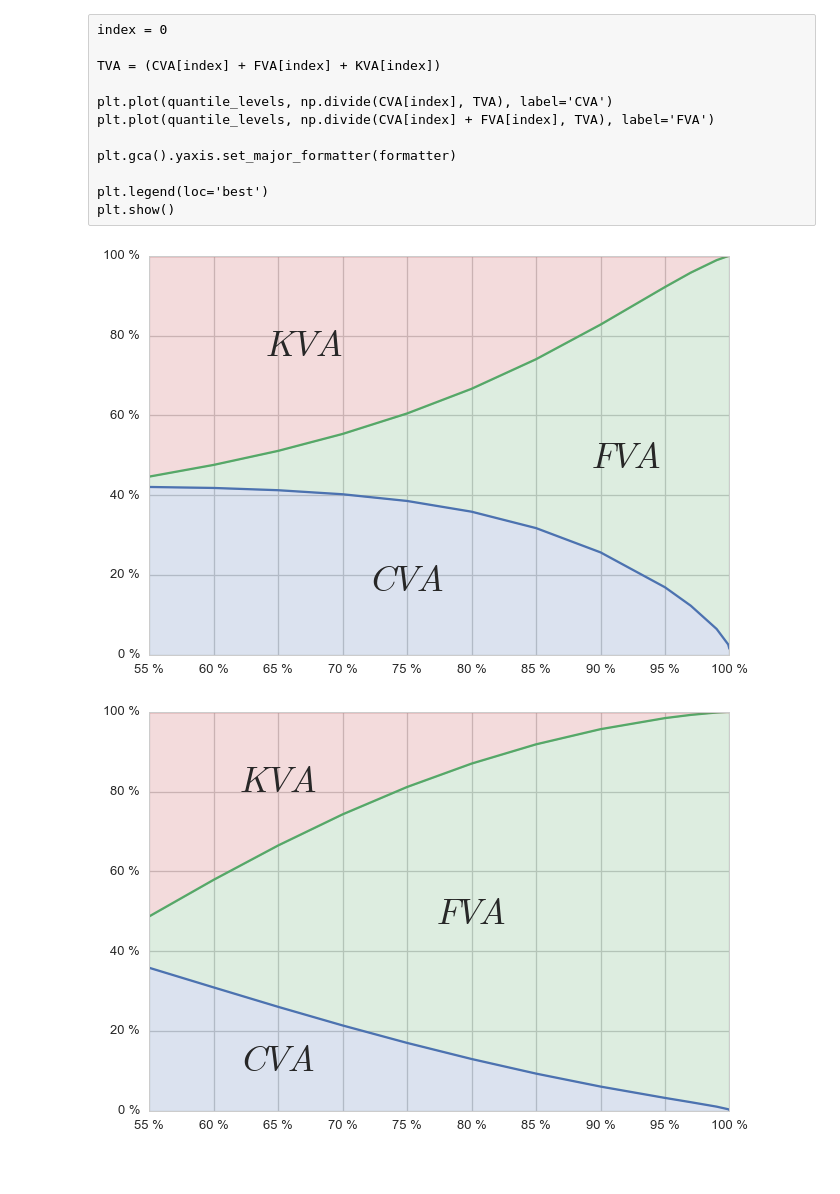
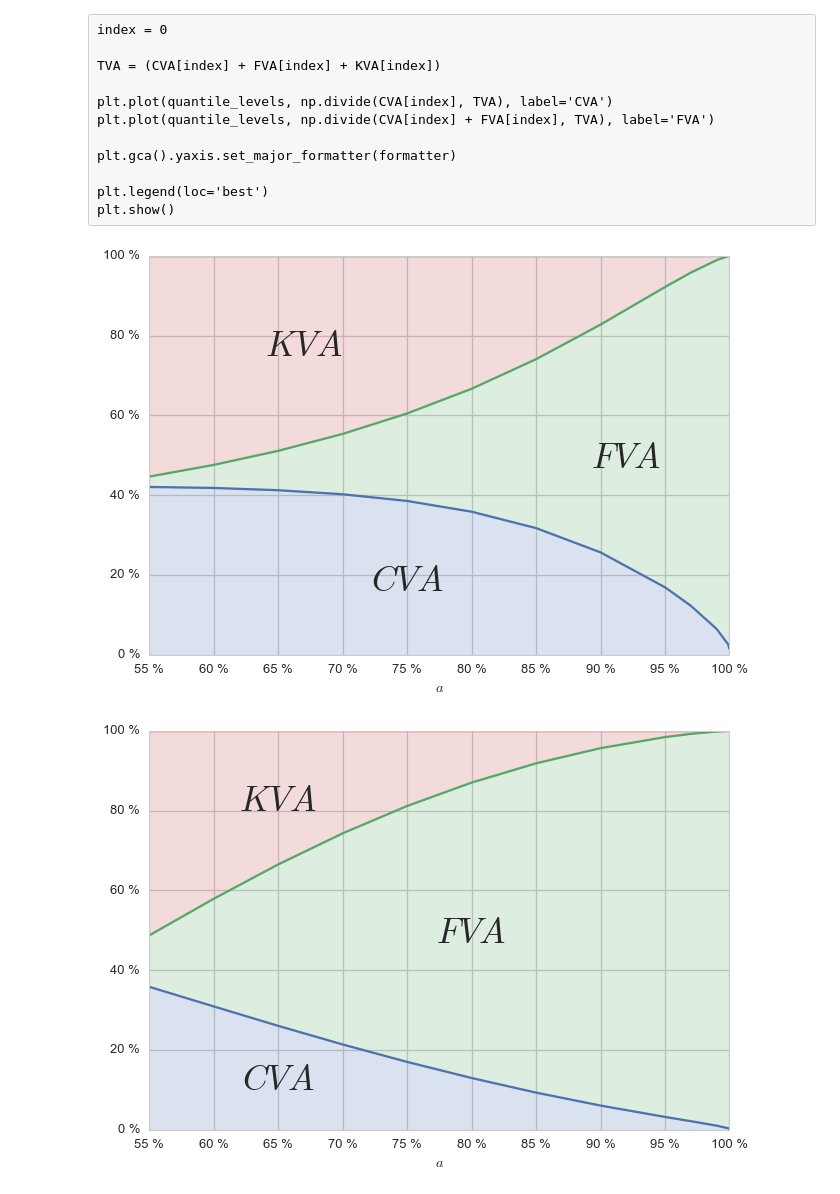
Before and after one commit to yarmenti/CCVA, a Jupyter notebook: runs/Graphs/BVA.ipynb, the cells around one changed output. Saved outputs shown, nothing was run; the diff lists cells and outputs as text; code cells hidden in the pictures; blank space fills up the shorter version.

Commit message:
Runs + results + graphs

```diff
--- a/runs/Graphs/BVA.ipynb
+++ b/runs/Graphs/BVA.ipynb
@@ -66,34 +80,36 @@ palette = sns.color_palette(None, 3)
 sns.set_palette(palette)
 
 alpha = 0.2
 
 fig, ax = plt.subplots(1)
 
 ax.plot(quantile_levels, frac_cva)
 ax.plot(quantile_levels, frac_cva_p_fva)
 ax.plot(quantile_levels, map(lambda x: 1., quantile_levels))
 
 ax.fill_between(quantile_levels, 0., frac_cva, where = frac_cva >= 0.,
                 interpolate=True, color=palette.pop(0), alpha=alpha)
 
 ax.text(0.75, 0.16, r"$CVA$", horizontalalignment='center', fontsize=35)
 
 ax.fill_between(quantile_levels, frac_cva, frac_cva_p_fva, where = frac_cva_p_fva >= frac_cva,
                 interpolate=True, color=palette.pop(0), alpha=alpha)
 
 ax.text(0.92, 0.47, r"$FVA$", horizontalalignment='center', fontsize=35)
 
 ax.fill_between(quantile_levels, frac_cva_p_fva, 1.0, where = 1. >= frac_cva_p_fva,
                 interpolate=True, color=palette.pop(0), alpha=alpha)
 
 ax.text(0.67, 0.75, r"$KVA$", horizontalalignment='center', fontsize=35)
 
+ax.set_xlabel(r'$a$')
+
 ax.yaxis.set_major_formatter(formatter)
 ax.xaxis.set_major_formatter(formatter)
 
 plt.show()
 # %% [output]
-[figure, old version]
+[figure, new version]
 # %%
 index = 1
 # %%
@@ -127,9 +143,11 @@ ax.fill_between(quantile_levels, frac_cva_p_fva, 1.0, where = 1. >= frac_cva_p_f
 
 ax.text(0.65, 0.80, r"$KVA$", horizontalalignment='center', fontsize=35)
 
+ax.set_xlabel(r'$a$')
+
 ax.yaxis.set_major_formatter(formatter)
 ax.xaxis.set_major_formatter(formatter)
 
 plt.show()
 # %% [output]
-[figure, old version]
+[figure, new version]
```
Also changed, not shown: parts of 2 cells of this notebook, 39 other files.
